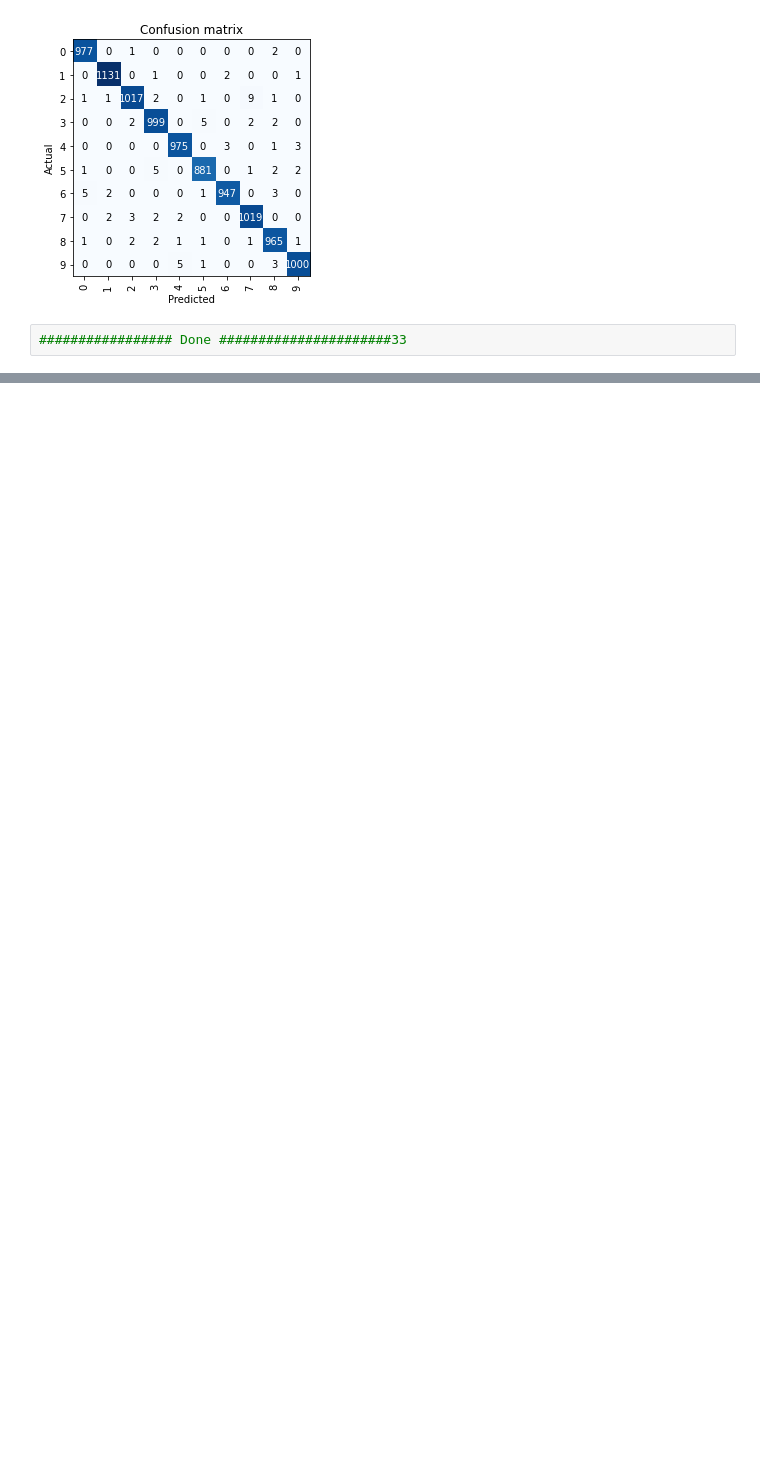
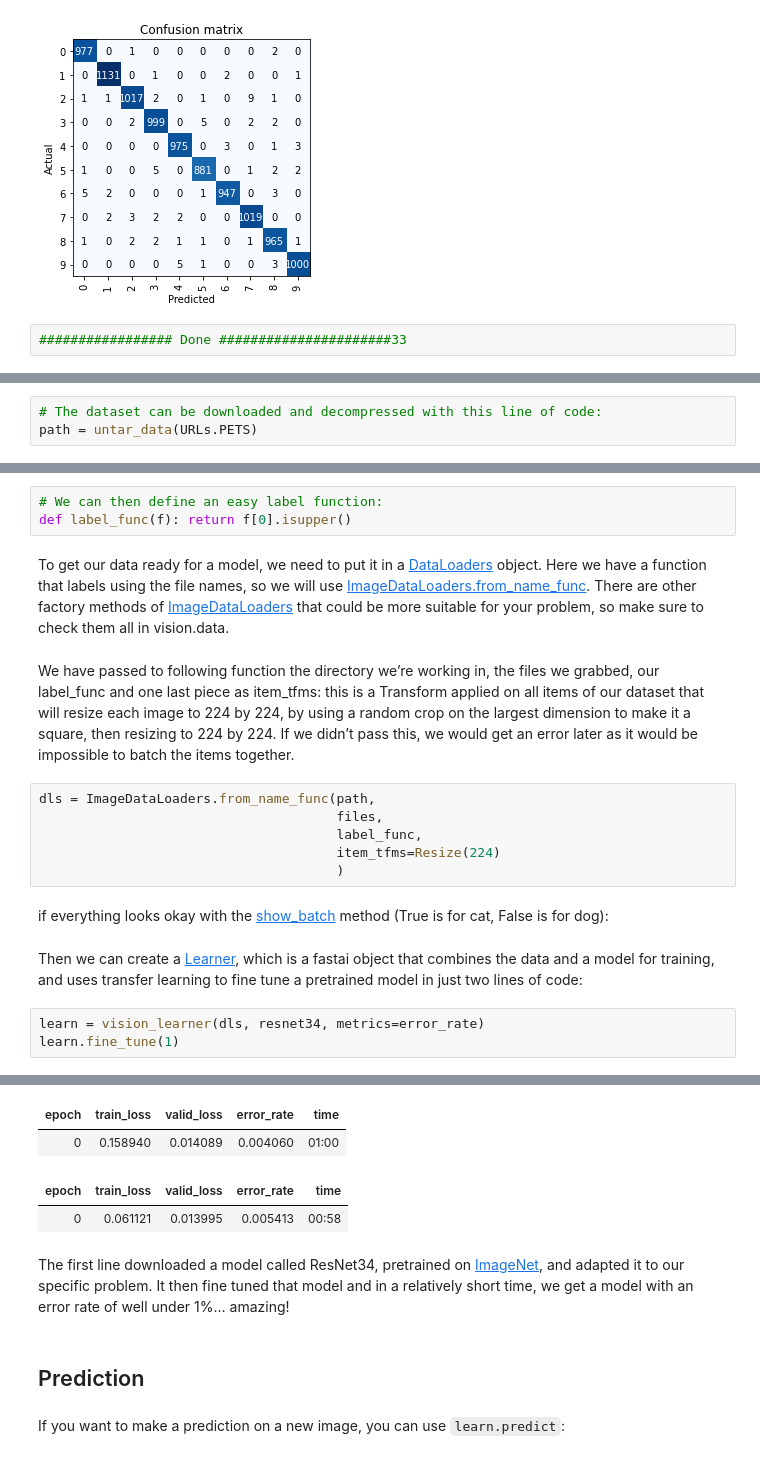
Before and after one commit to harnalashok/deeplearning, a Jupyter notebook: Transfer_learning_with_fastai.ipynb, the cells around one changed output, grey strips where cells are left out. Saved outputs shown, nothing was run; the diff lists cells and outputs as text; blank space fills up the shorter version.

```diff
--- a/Transfer_learning_with_fastai.ipynb
+++ b/Transfer_learning_with_fastai.ipynb
@@ -148,0 +156,3 @@ interep.plot_confusion_matrix()
+# %%
+# The dataset can be downloaded and decompressed with this line of code:
+path = untar_data(URLs.PETS)
@@ -148,0 +181,21 @@ interep.plot_confusion_matrix()
+# %%
+# We can then define an easy label function:
+def label_func(f): return f[0].isupper()
+# %% [markdown]
+To get our data ready for a model, we need to put it in a [DataLoaders](https://docs.fast.ai/data.core.html#dataloaders) object. Here we have a function that labels using the file names, so we will use [ImageDataLoaders.from_name_func](https://docs.fast.ai/vision.data.html#imagedataloaders.from_name_func). There are other factory methods of [ImageDataLoaders](https://docs.fast.ai/vision.data.html#imagedataloaders) that could be more suitable for your problem, so make sure to check them all in vision.data.
+# %% [markdown]
+We have passed to following function the directory we’re working in, the files we grabbed, our label_func and one last piece as item_tfms: this is a Transform applied on all items of our dataset that will resize each image to 224 by 224, by using a random crop on the largest dimension to make it a square, then resizing to 224 by 224. If we didn’t pass this, we would get an error later as it would be impossible to batch the items together.
+# %%
+dls = ImageDataLoaders.from_name_func(path,
+                                      files,
+                                      label_func,
+                                      item_tfms=Resize(224)
+                                      )
+# %% [markdown]
+ if everything looks okay with the [show_batch](https://docs.fast.ai/vision.gan.html#show_batch) method (True is for cat, False is for dog):
+# %% [markdown]
+Then we can create a [Learner](https://docs.fast.ai/learner.html#learner), which is a fastai object that combines the data and a model for training, and uses transfer learning to fine tune a pretrained model in just two lines of code:
+# %%
+learn = vision_learner(dls, resnet34, metrics=error_rate)
+learn.fine_tune(1)
+# %% [output]
@@ -148,0 +203,10 @@ interep.plot_confusion_matrix()
+| epoch | train_loss | valid_loss | error_rate | time |
+| 0 | 0.158940 | 0.014089 | 0.004060 | 01:00 |
+| epoch | train_loss | valid_loss | error_rate | time |
+| 0 | 0.061121 | 0.013995 | 0.005413 | 00:58 |
+# %% [markdown]
+The first line downloaded a model called ResNet34, pretrained on [ImageNet](https://image-net.org/), and adapted it to our specific problem. It then fine tuned that model and in a relatively short time, we get a model with an error rate of well under 1%… amazing!
+# %% [markdown]
+## Prediction
+# %% [markdown]
+If you want to make a prediction on a new image, you can use `learn.predict`:
```
Also changed, not shown: parts of 20 cells of this notebook.
